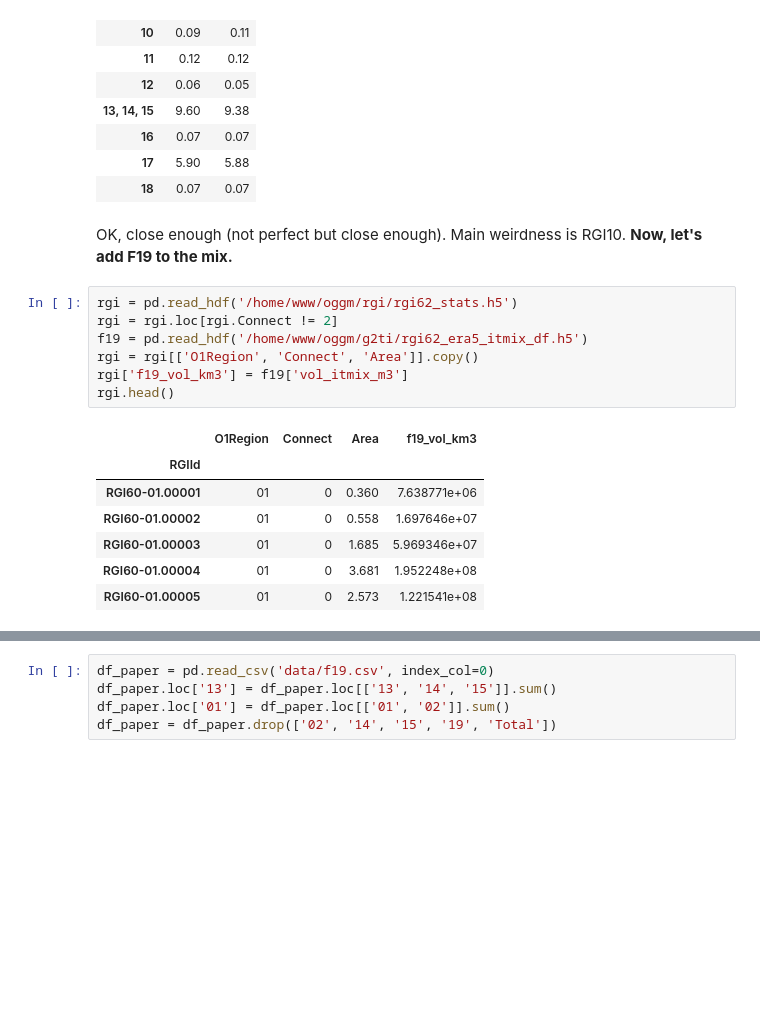
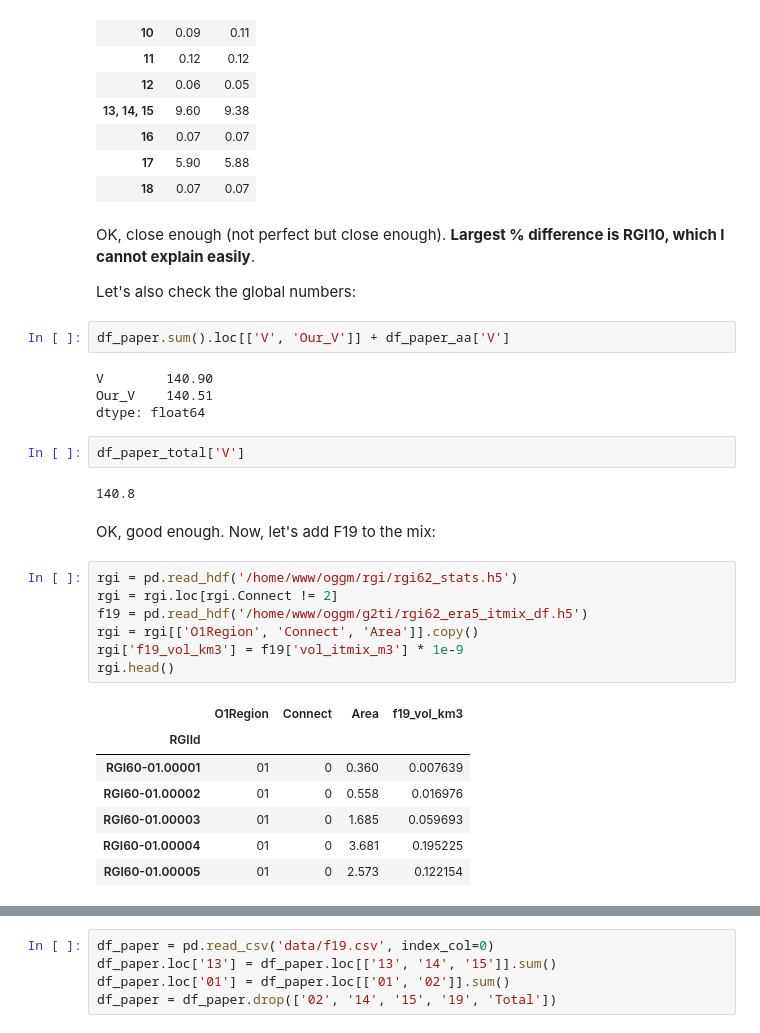
Before and after one commit to fmaussion/global_glacier_volume_paper, a Jupyter notebook: millan_regional_volume_scaling.ipynb, the cells around one changed output, grey strips where cells are left out. Cells and saved outputs as stored; diff of their text form; blank space fills up the shorter version.

```diff
--- a/millan_regional_volume_scaling.ipynb
+++ b/millan_regional_volume_scaling.ipynb
@@ -178,22 +186,36 @@ df_paper[['V', 'Our_V']]
 | 17 | 5.90 | 5.88 |
 | 18 | 0.07 | 0.07 |
 # %% [markdown]
-OK, close enough (not perfect but close enough). Main weirdness is RGI10. **Now, let's add F19 to the mix.**
+OK, close enough (not perfect but close enough). **Largest % difference is RGI10, which I cannot explain easily**.
+
+Let's also check the global numbers:
+# %%
+df_paper.sum().loc[['V', 'Our_V']] + df_paper_aa['V']
+# %% [output]
+V        140.90
+Our_V    140.51
+dtype: float64
+# %%
+df_paper_total['V']
+# %% [output]
+140.8
+# %% [markdown]
+OK, good enough. Now, let's add F19 to the mix:
 # %%
 rgi = pd.read_hdf('/home/www/oggm/rgi/rgi62_stats.h5')
 rgi = rgi.loc[rgi.Connect != 2]
 f19 = pd.read_hdf('/home/www/oggm/g2ti/rgi62_era5_itmix_df.h5')
 rgi = rgi[['O1Region', 'Connect', 'Area']].copy()
-rgi['f19_vol_km3'] = f19['vol_itmix_m3']
+rgi['f19_vol_km3'] = f19['vol_itmix_m3'] * 1e-9
 rgi.head()
 # %% [output]
 |  | O1Region | Connect | Area | f19_vol_km3 |
 | RGIId |  |  |  |  |
-| RGI60-01.00001 | 01 | 0 | 0.360 | 7.638771e+06 |
-| RGI60-01.00002 | 01 | 0 | 0.558 | 1.697646e+07 |
-| RGI60-01.00003 | 01 | 0 | 1.685 | 5.969346e+07 |
-| RGI60-01.00004 | 01 | 0 | 3.681 | 1.952248e+08 |
-| RGI60-01.00005 | 01 | 0 | 2.573 | 1.221541e+08 |
+| RGI60-01.00001 | 01 | 0 | 0.360 | 0.007639 |
+| RGI60-01.00002 | 01 | 0 | 0.558 | 0.016976 |
+| RGI60-01.00003 | 01 | 0 | 1.685 | 0.059693 |
+| RGI60-01.00004 | 01 | 0 | 3.681 | 0.195225 |
+| RGI60-01.00005 | 01 | 0 | 2.573 | 0.122154 |
 # %%
 f19 = rgi.groupby('O1Region').sum()[['Area', 'f19_vol_km3']]
 # Convert data units and redo the region shenanigans necessary
```
Also changed, not shown: parts of 44 cells of this notebook, 4 other files.
